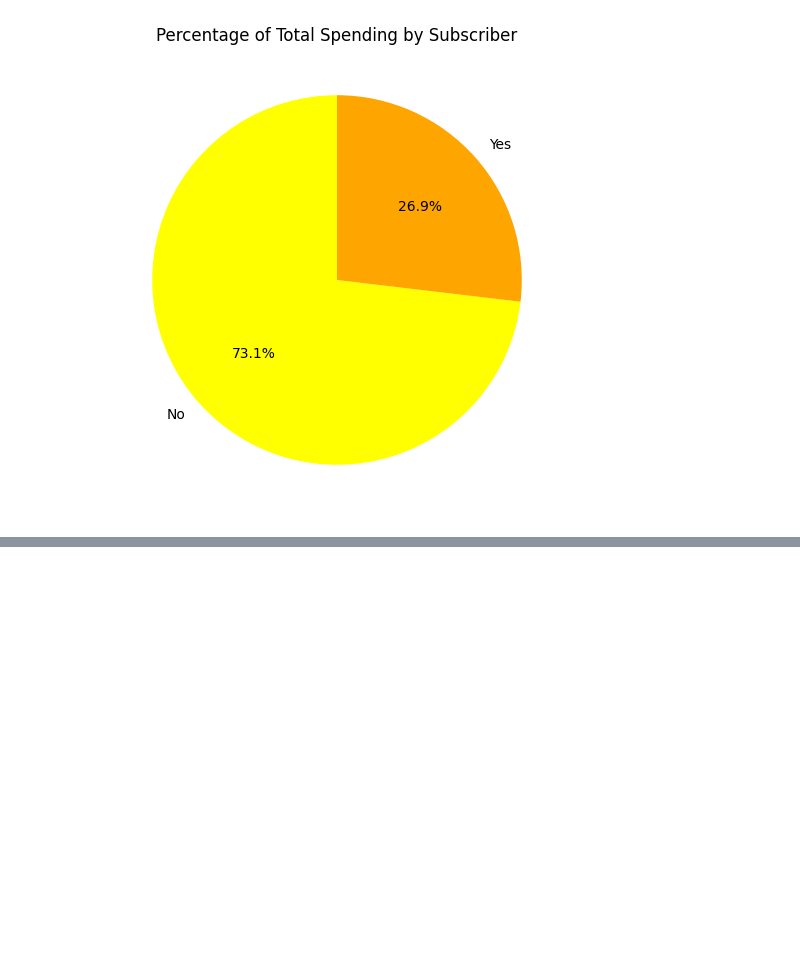
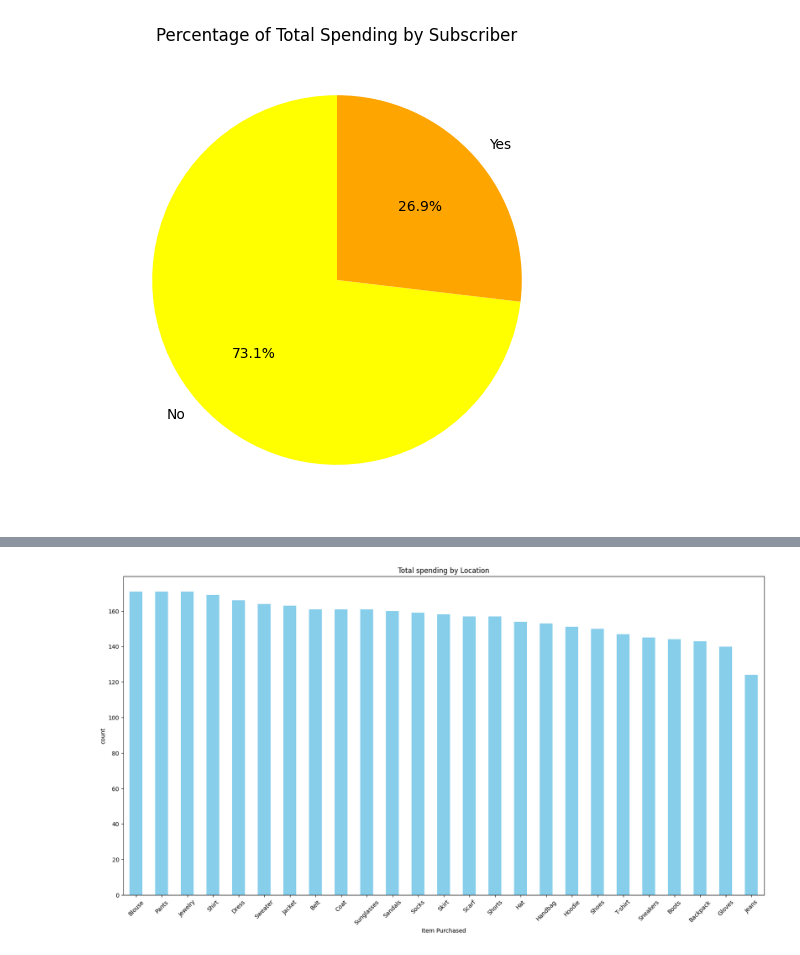
Before and after one commit to charter404/data-analytics, a Jupyter notebook: customer_spending_product.ipynb, the cells around one changed output, grey strips where cells are left out. Drawn from its saved outputs; the diff is of its cells as text; code cells hidden in the pictures; blank space fills up the shorter version.

```diff
--- a/customer_spending_product.ipynb
+++ b/customer_spending_product.ipynb
@@ -337,0 +410,3 @@ plt.show()
+# %%
+item_purchased=df.groupby("Item Purchased").size().sort_values(ascending=False)
+item_purchased
@@ -337,0 +433,10 @@ plt.show()
+# %%
+plt.figure(figsize=(20, 10))
+item_purchased.plot(kind="bar", color="skyblue")
+plt.xlabel("Item Purchased")
+plt.ylabel("count")
+plt.title("Total spending by Location")
+plt.xticks(rotation=45)
+plt.show()
+# %% [output]
+[figure, added]
```
Also changed, not shown: parts of 27 cells of this notebook.
